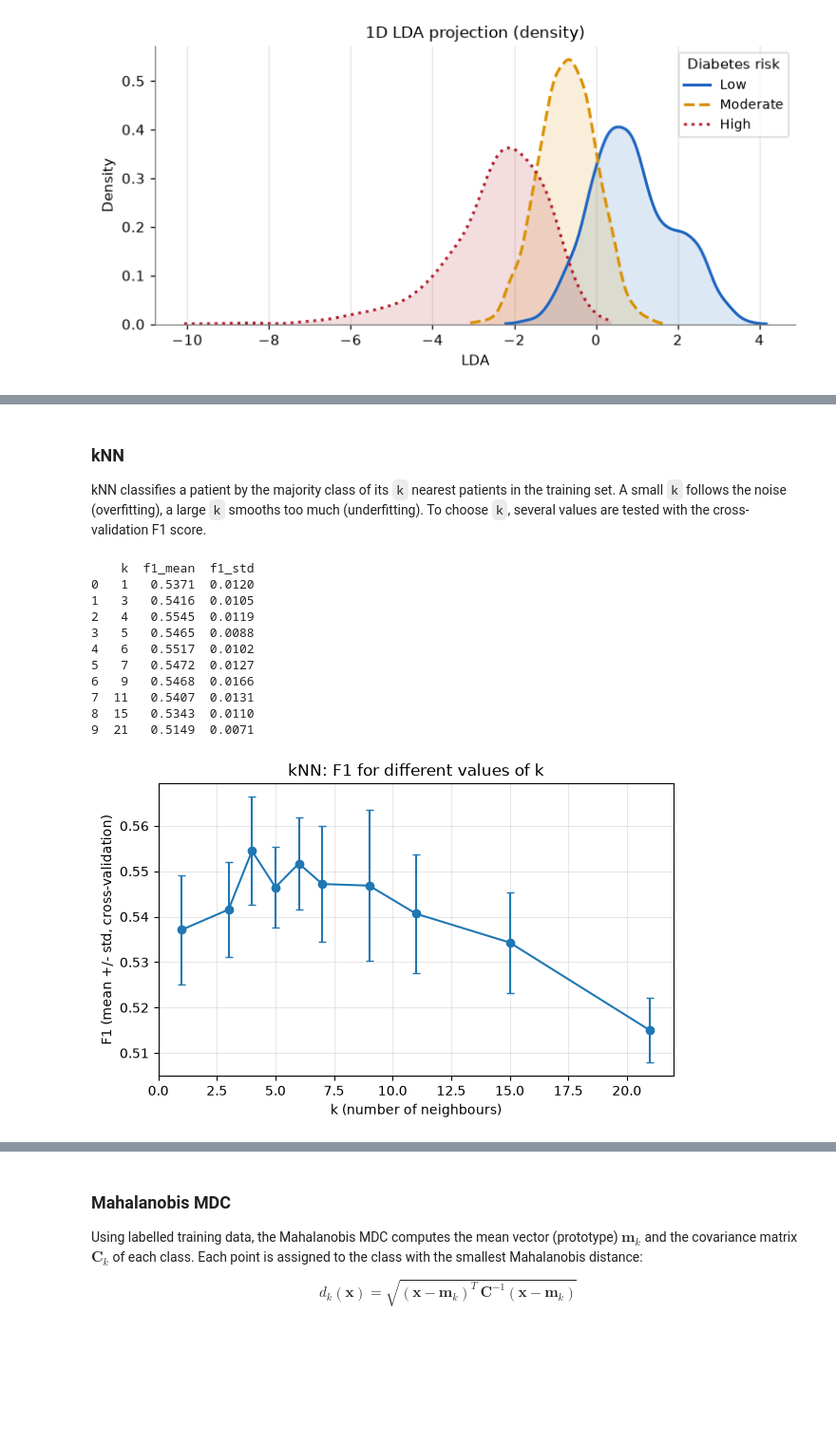
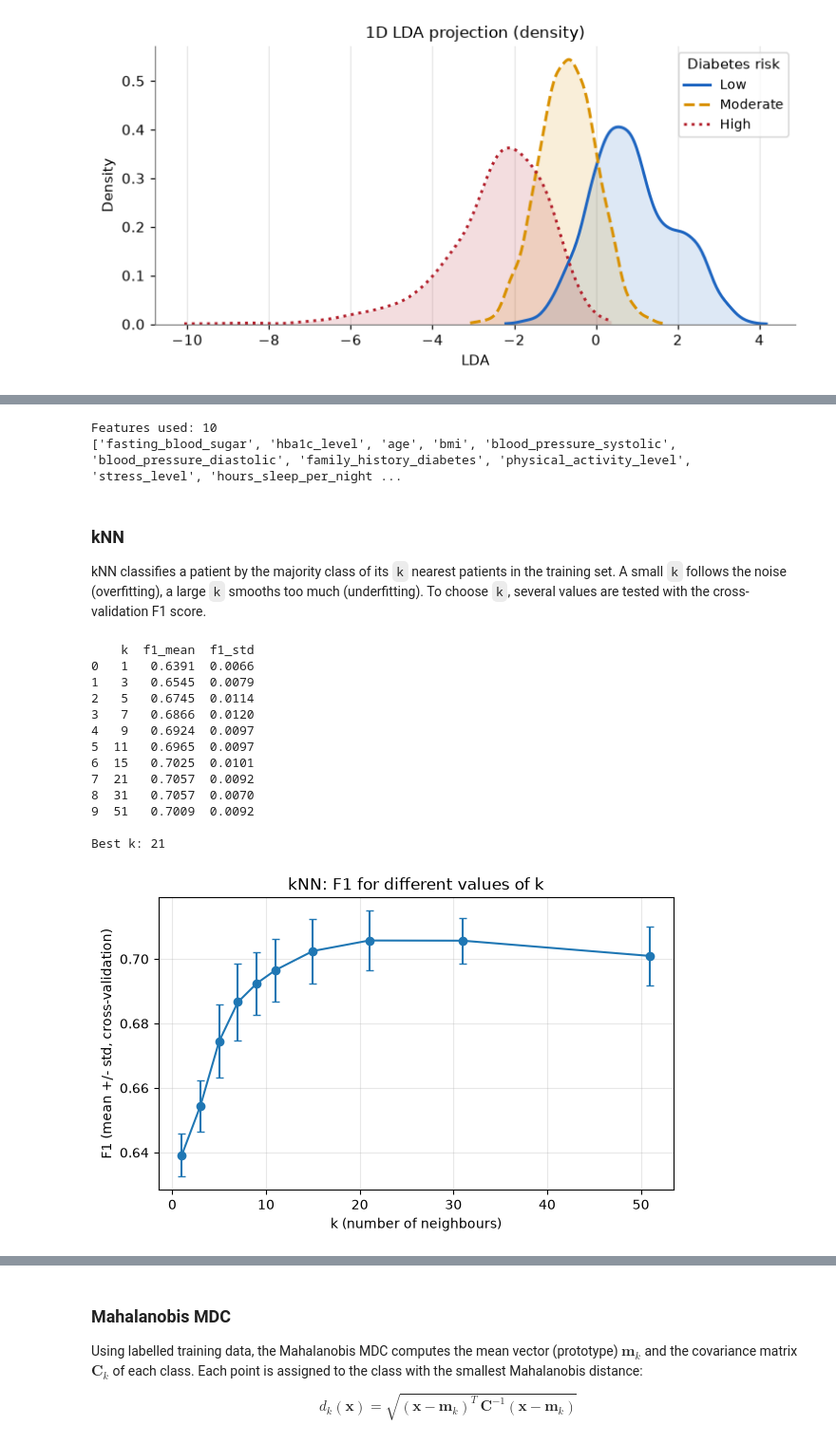
Before and after one commit to rodrigojsm/AC_Project, a Jupyter notebook: AC_project.ipynb, the cells around one changed output, grey strips where cells are left out. Shown at 95% size. Saved outputs shown, nothing was run; the diff lists cells and outputs as text; code cells hidden in the pictures; blank space fills up the shorter version.

Commit message:
CV data leakage fixed, same 10 features for all classifiers

```diff
--- a/AC_project.ipynb
+++ b/AC_project.ipynb
@@ -60,6 +60,9 @@ High            0.15        0.15  0.15
 Missing values are filled in after the split, with the most frequent value of the training set (the same values are applied to validation and test, so no information leaks from them).
 # %%
 cols_with_missing = ['smoking_status', 'alcohol_consumption', 'income_bracket']
+
+# Copy with the missing values still there: in the cross-validation the imputation is repeated in every fold
+X_train_raw = X_train.copy()
 
 imputer = SimpleImputer(strategy='most_frequent')
 imputer.fit(X_train[cols_with_missing])
@@ -498,16 +501,41 @@ def compute_metrics(y_true, y_pred, y_proba, classes):
         'roc_auc': roc_auc_score(y_true, y_proba, multi_class='ovr', labels=classes),
     }
 
-def cross_validate_model(model, X, y, n_splits=5, n_repeats=3):
+def select_features(X, y, n_features=10):
+    """The n features with the highest Kruskal-Wallis H, after removing the redundant ones (correlation)."""
+    scores = kruskal_scores(X, y)
+    kept, _ = uncorrelated_features(X, scores)
+    return list(scores.loc[kept].nlargest(n_features, 'H').index)
+
+def cross_validate_model(model, n_splits=5, n_repeats=3):
     """Train and test the model on every fold. Returns one row of metrics per fold."""
-    X, y = np.asarray(X), np.asarray(y)
     folds = RepeatedStratifiedKFold(n_splits=n_splits, n_repeats=n_repeats, random_state=SEED)
     rows = []
-    for train_idx, test_idx in folds.split(X, y):
-        model.fit(X[train_idx], y[train_idx])
-        rows.append(compute_metrics(y[test_idx], model.predict(X[test_idx]),
-                                    model.predict_proba(X[test_idx]), model.classes_))
+    for train_idx, test_idx in folds.split(X_train_raw, y_train):
+        X_tr, X_te = X_train_raw.iloc[train_idx], X_train_raw.iloc[test_idx]
+        y_tr, y_te = y_train.iloc[train_idx], y_train.iloc[test_idx]
+
+        # Everything is fitted only with the training part of the fold (no data leakage)
+        prep = make_preprocessor().fit(X_tr)
+        X_tr, X_te = prep.transform(X_tr), prep.transform(X_te)
+        cols = select_features(X_tr, y_tr)
+        norm = StandardScaler().fit(X_tr[cols])
+        X_tr, X_te = norm.transform(X_tr[cols]), norm.transform(X_te[cols])
+
+        model.fit(X_tr, y_tr)
+        rows.append(compute_metrics(y_te, model.predict(X_te), model.predict_proba(X_te), model.classes_))
     return pd.DataFrame(rows)
+
+# The 10 features used by all the classifiers
+selected_features = select_features(Xp_train, y_train)
+X_train_sel = Xp_train_norm[selected_features].values
+X_val_sel = Xp_val_norm[selected_features].values
+
+print('Features used:', len(selected_features))
+print(selected_features)
+# %% [output]
+Features used: 10
+['fasting_blood_sugar', 'hba1c_level', 'age', 'bmi', 'blood_pressure_systolic', 'blood_pressure_diastolic', 'family_history_diabetes', 'physical_activity_level', 'stress_level', 'hours_sleep_per_night ...
 # %% [markdown]
 ### kNN
 
@@ -515,38 +543,44 @@ kNN classifies a patient by the majority class of its `k` nearest patients in th
 # %%
 from sklearn.neighbors import KNeighborsClassifier
 
 # Values that will be tested for k in the kNN model
-k_values = [1, 3, 4, 5, 6, 7, 9, 11, 15, 21]
+k_values = [1, 3, 5, 7, 9, 11, 15, 21, 31, 51]
 knn_results = []
 
 for k in k_values:
-    scores = cross_validate_model(KNeighborsClassifier(n_neighbors=k), Xp_train_norm, y_train)
+    scores = cross_validate_model(KNeighborsClassifier(n_neighbors=k))
     knn_results.append({'k': k, 'f1_mean': scores['f1'].mean(), 'f1_std': scores['f1'].std()})
 
 knn_results = pd.DataFrame(knn_results)
 print(knn_results.round(4))
+
+best_k = int(knn_results.loc[knn_results['f1_mean'].idxmax(), 'k'])
+print()
+print('Best k:', best_k)
 
 #kNN Plot:
 
 with plt.style.context('default'):
     plt.figure(figsize=(7, 4))
     plt.errorbar(knn_results['k'], knn_results['f1_mean'], yerr=knn_results['f1_std'], marker='o', capsize=3)
     plt.xlabel('k (number of neighbours)')
     plt.ylabel('F1 (mean +/- std, cross-validation)')
     plt.title('kNN: F1 for different values of k')
     plt.grid(True, alpha=0.3)
     plt.show()
 # %% [output]
     k  f1_mean  f1_std
-0   1   0.5371  0.0120
-1   3   0.5416  0.0105
-2   4   0.5545  0.0119
-3   5   0.5465  0.0088
-4   6   0.5517  0.0102
-5   7   0.5472  0.0127
-6   9   0.5468  0.0166
-7  11   0.5407  0.0131
-8  15   0.5343  0.0110
-9  21   0.5149  0.0071
+0   1   0.6391  0.0066
+1   3   0.6545  0.0079
+2   5   0.6745  0.0114
+3   7   0.6866  0.0120
+4   9   0.6924  0.0097
+5  11   0.6965  0.0097
+6  15   0.7025  0.0101
+7  21   0.7057  0.0092
+8  31   0.7057  0.0070
+9  51   0.7009  0.0092
+
+Best k: 21
-[figure, old version]
+[figure, new version]
 # %% [markdown]
```
Also changed, not shown: parts of 26 cells of this notebook.
